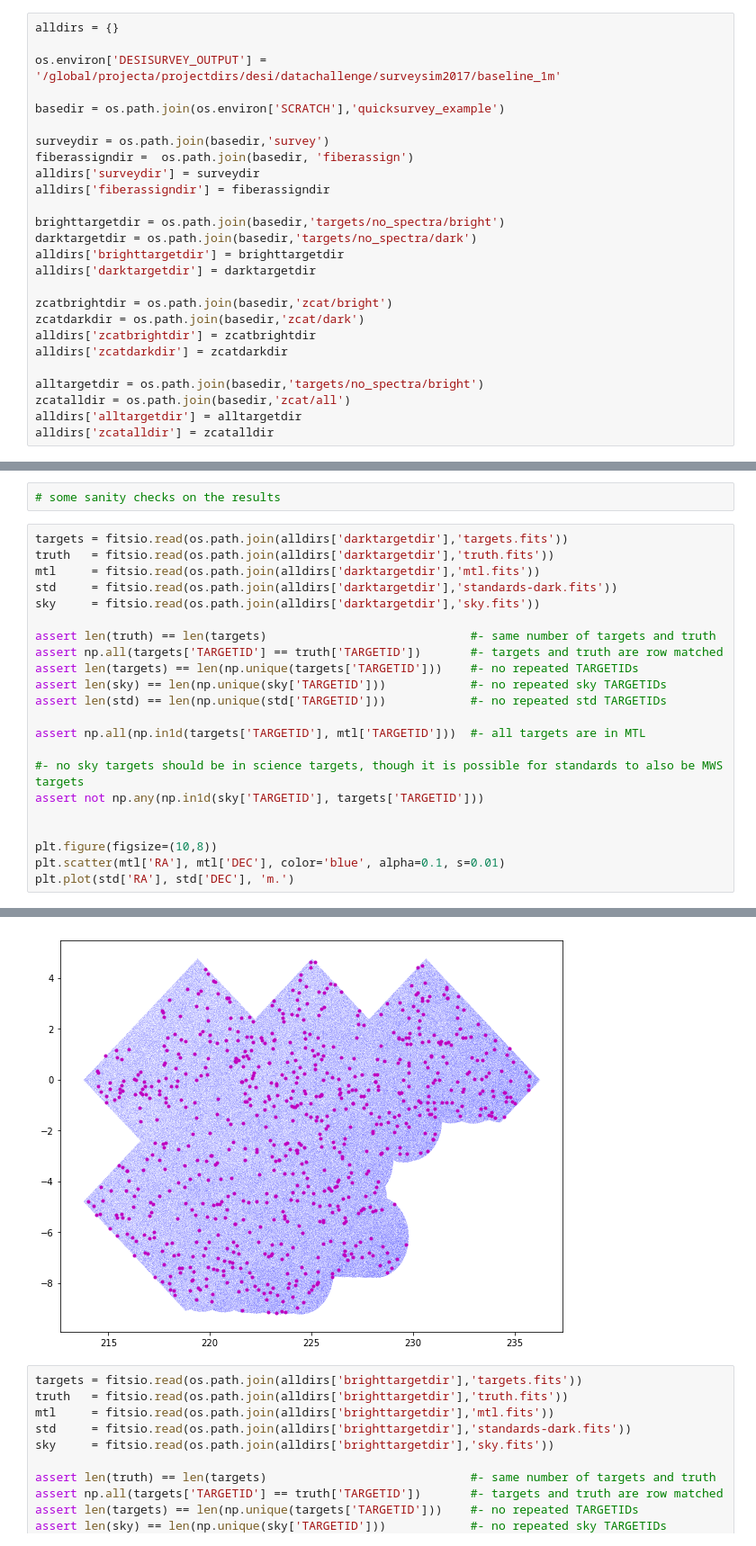
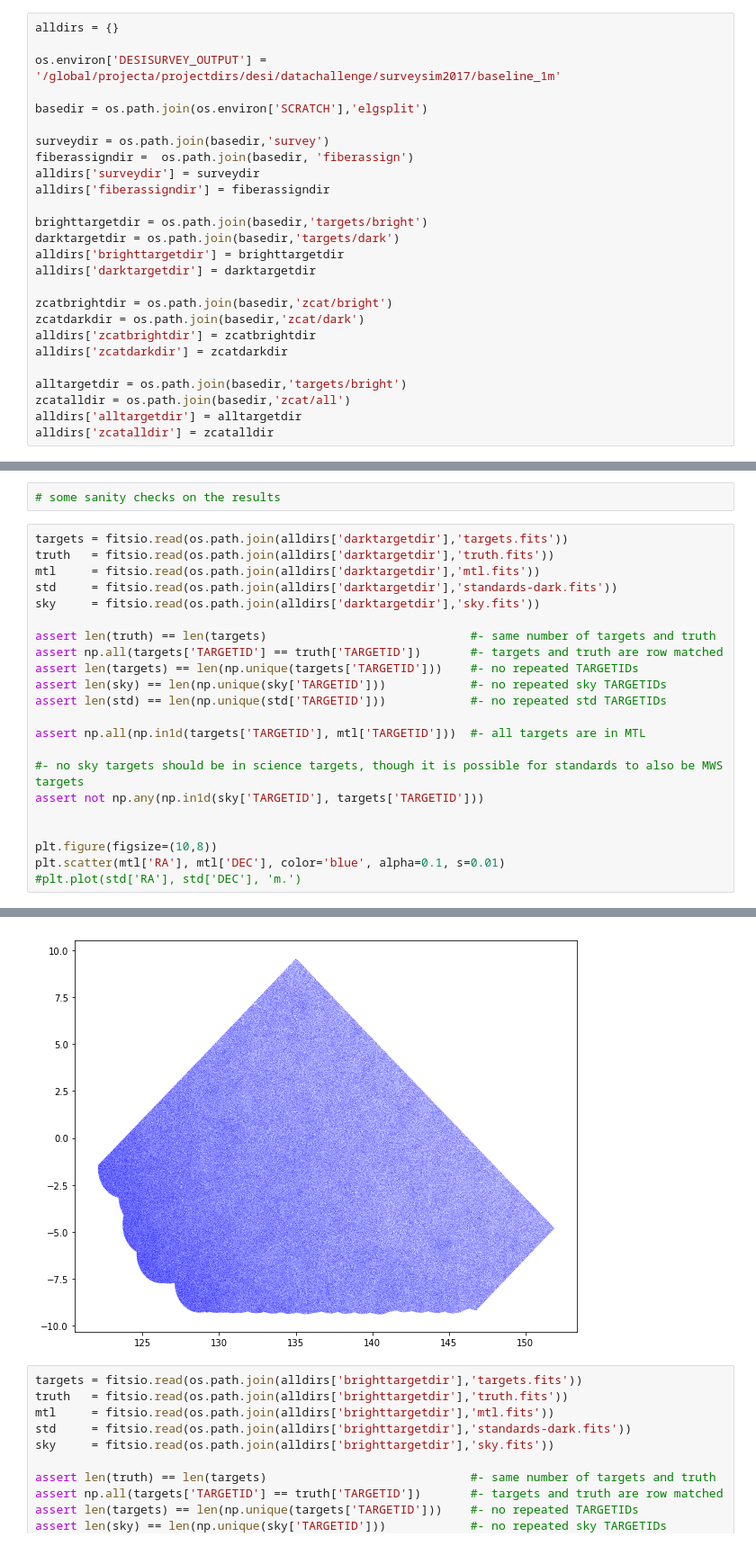
Before and after one commit to desihub/quicksurvey_example, a Jupyter notebook: readme.ipynb, the cells around one changed output, grey strips where cells are left out. Shown at 90% size. Cells and saved outputs as stored; diff of their text form.

```diff
--- a/readme.ipynb
+++ b/readme.ipynb
@@ -24,15 +24,15 @@ alldirs = {}
 
 os.environ['DESISURVEY_OUTPUT'] = '/global/projecta/projectdirs/desi/datachallenge/surveysim2017/baseline_1m'
 
-basedir = os.path.join(os.environ['SCRATCH'],'quicksurvey_example')
+basedir = os.path.join(os.environ['SCRATCH'],'elgsplit')
 
 surveydir = os.path.join(basedir,'survey')
 fiberassigndir =  os.path.join(basedir, 'fiberassign')
 alldirs['surveydir'] = surveydir
 alldirs['fiberassigndir'] = fiberassigndir
 
-brighttargetdir = os.path.join(basedir,'targets/no_spectra/bright')
-darktargetdir = os.path.join(basedir,'targets/no_spectra/dark')
+brighttargetdir = os.path.join(basedir,'targets/bright')
+darktargetdir = os.path.join(basedir,'targets/dark')
 alldirs['brighttargetdir'] = brighttargetdir
 alldirs['darktargetdir'] = darktargetdir
 
@@ -41,7 +41,7 @@ zcatdarkdir = os.path.join(basedir,'zcat/dark')
 alldirs['zcatbrightdir'] = zcatbrightdir
 alldirs['zcatdarkdir'] = zcatdarkdir
 
-alltargetdir = os.path.join(basedir,'targets/no_spectra/bright')
+alltargetdir = os.path.join(basedir,'targets/bright')
 zcatalldir = os.path.join(basedir,'zcat/all')
 alldirs['alltargetdir'] = alltargetdir
 alldirs['zcatalldir'] = zcatalldir
@@ -246,5 +247,5 @@ assert not np.any(np.in1d(sky['TARGETID'], targets['TARGETID']))
 
 plt.figure(figsize=(10,8))
 plt.scatter(mtl['RA'], mtl['DEC'], color='blue', alpha=0.1, s=0.01)
-plt.plot(std['RA'], std['DEC'], 'm.')
+#plt.plot(std['RA'], std['DEC'], 'm.')
 # %% [output]
@@ -252,4 +253,4 @@ plt.plot(std['RA'], std['DEC'], 'm.')
-[figure, old version]
+[figure, new version]
 # %%
 targets = fitsio.read(os.path.join(alldirs['brighttargetdir'],'targets.fits'))
 truth   = fitsio.read(os.path.join(alldirs['brighttargetdir'],'truth.fits'))
```
Also changed, not shown: parts of 5 cells of this notebook.
